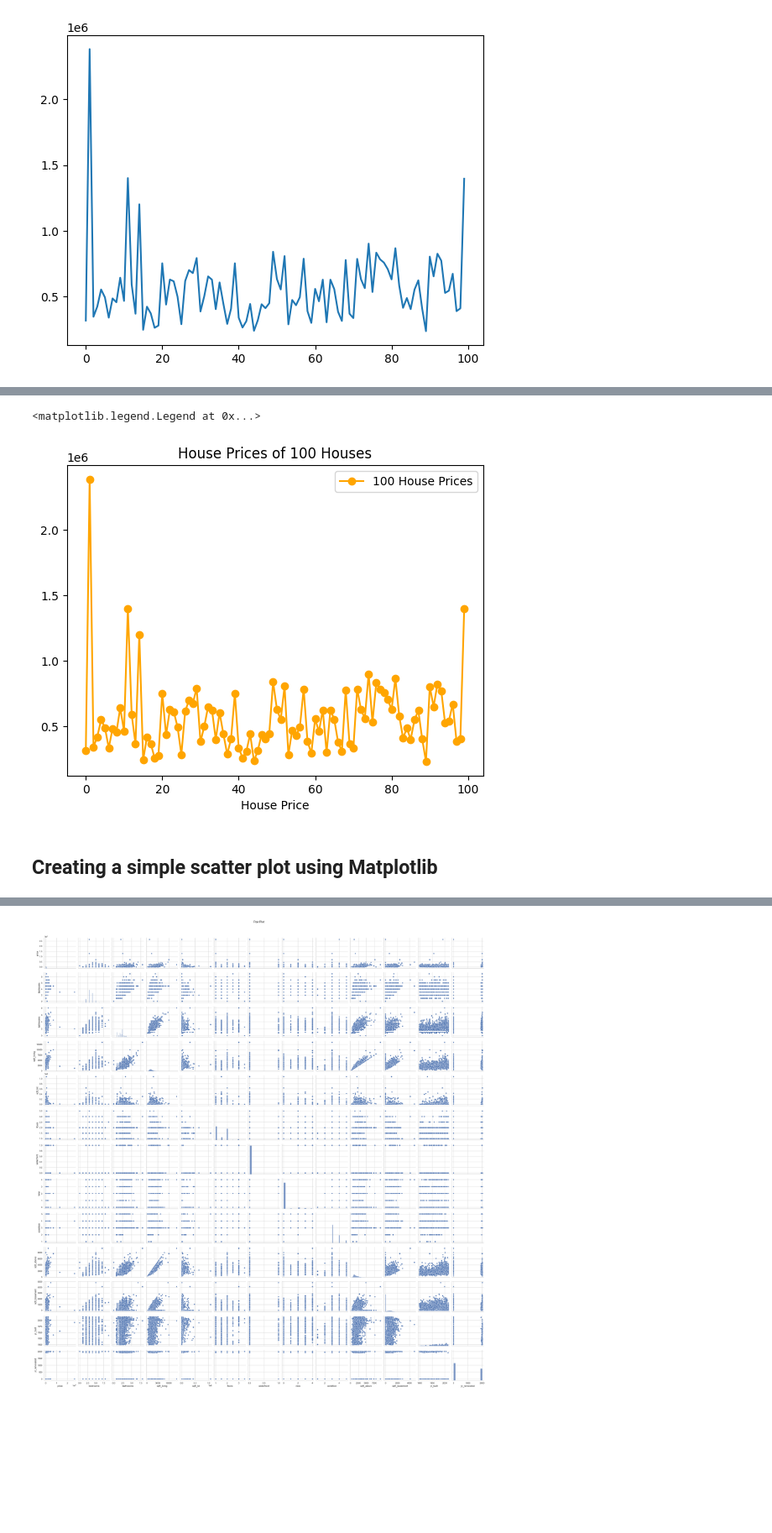
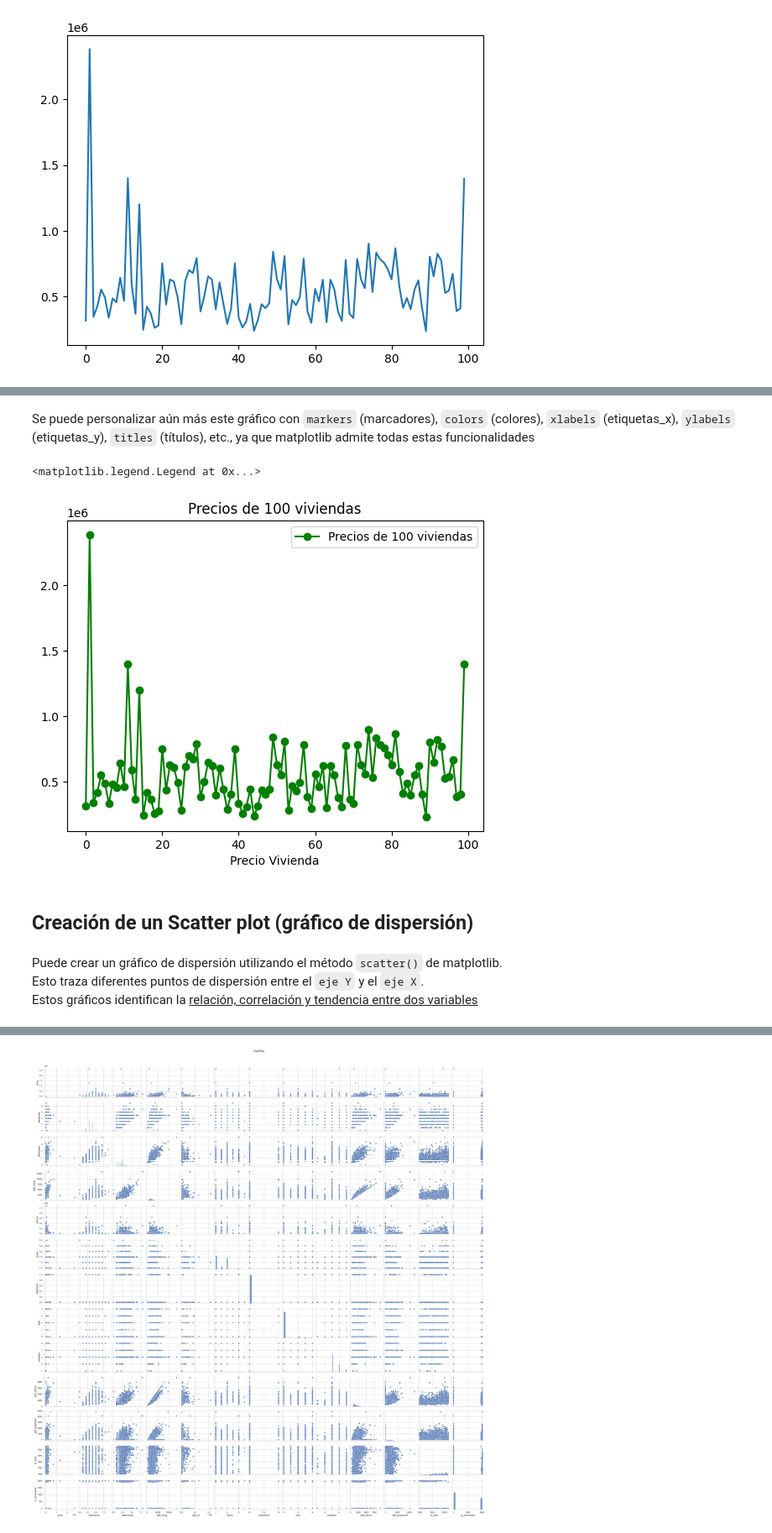
Before and after one commit to TBorrelli/sagardoyschool_python2, a Jupyter notebook: 6__Visualización_datos_con_Pandas.ipynb, the cells around one changed output, grey strips where cells are left out. Shown at 84% size. Saved outputs shown, nothing was run; the diff lists cells and outputs as text; code cells hidden in the pictures; blank space fills up the shorter version.

```diff
--- a/6__Visualización_datos_con_Pandas.ipynb
+++ b/6__Visualización_datos_con_Pandas.ipynb
@@ -41,8 +47,12 @@ import plotly
 # %% [markdown]
 Ahora podemos cargar el dataset en el notebook utilizando pandas:
 # %%
-df = pd.read_csv('data.csv', low_memory = False)
+df = pd.read_csv('material_de_soporte/PrecioViviendaUSA.csv', low_memory = False)
 df.head()
+
+# para imprimir todo el df
+#with pd.option_context('display.max_rows', None, 'display.max_columns', None):  # more options can be specified also
+#    print(df)
 # %% [output]
 |  | date | price | bedrooms | bathrooms | sqft_living | sqft_lot | floors | waterfront | view | condition | ... |
 | 0 | 2014-05-02 00:00:00 | 313000.0 | 3.0 | 1.50 | 1340 | 7912 | 1.5 | 0 | 0 | 3 | ... |
@@ -84,11 +122,16 @@ plt.plot(df['price'][:100])
+# %% [markdown]
+Se puede personalizar aún más este gráfico con <code>markers</code> (marcadores), <code>colors</code> (colores), <code>xlabels</code> (etiquetas_x), <code>ylabels</code> (etiquetas_y), <code>titles</code> (títulos), etc., ya que matplotlib admite todas estas funcionalidades
 # %%
-# customize line plot
-plt.plot(df['price'][:100], marker = 'o', color = 'orange', label = '100 House Prices')
-plt.title('House Prices of 100 Houses')
-plt.xlabel('House Price')
+plt.plot(df['price'][:100], marker = 'o', color = 'green', label = 'Precios de 100 viviendas')
+plt.title('Precios de 100 viviendas')
+plt.xlabel('Precio Vivienda')
 plt.legend()
 # %% [output]
 <matplotlib.legend.Legend at 0x...>
-[figure, old version]
+[figure, new version]
 # %% [markdown]
-## Creating a simple scatter plot using Matplotlib
+## Creación de un Scatter plot (gráfico de dispersión)
+# %% [markdown]
+Puede crear un gráfico de dispersión utilizando el método <code>scatter()</code> de matplotlib. <br>
+Esto traza diferentes puntos de dispersión entre el <code>eje Y</code> y el <code>eje X</code>. <br>
+Estos gráficos identifican la <u>relación, correlación y tendencia entre dos variables</u>
```
Also changed, not shown: parts of 71 cells of this notebook, 1 other file.
